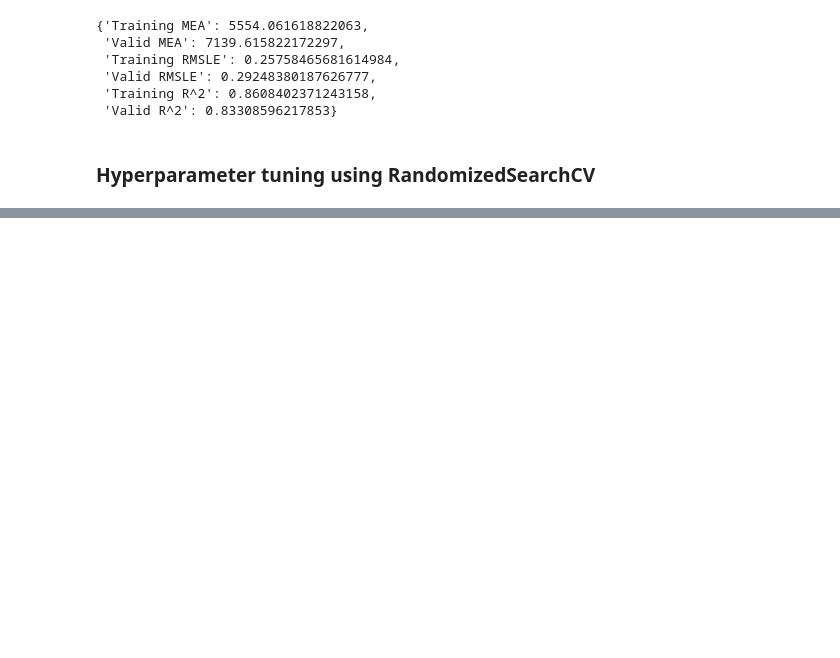
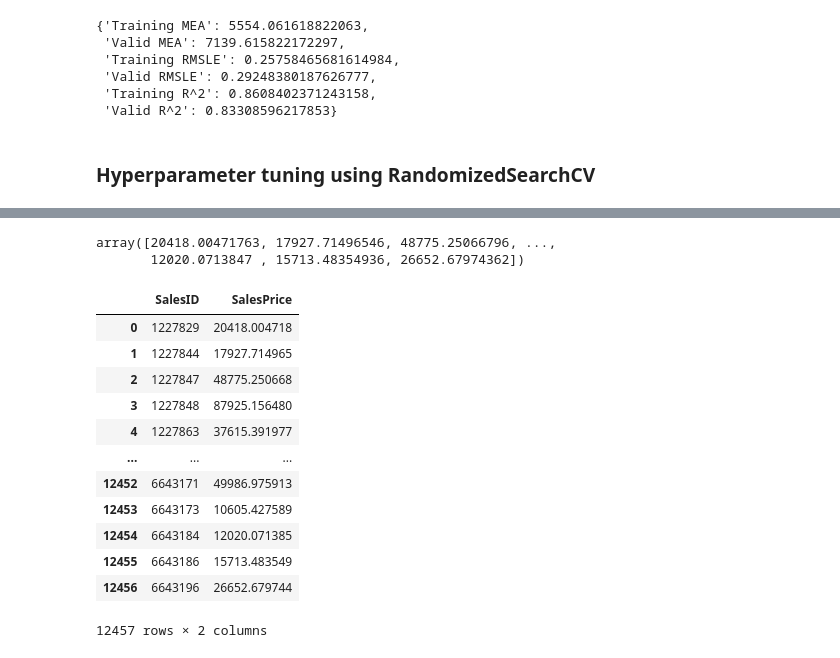
Before and after one commit to Tanishq-19/Bulldozer-price-predicting-model, a Jupyter notebook: Bulldozer-Price-Prediction-Using-Machine-Learning.ipynb, the cells around one changed output, grey strips where cells are left out. Drawn from its saved outputs; the diff is of its cells as text; code cells hidden in the pictures; blank space fills up the shorter version.

```diff
--- a/Bulldozer-Price-Prediction-Using-Machine-Learning.ipynb
+++ b/Bulldozer-Price-Prediction-Using-Machine-Learning.ipynb
@@ -446,0 +539,27 @@ show_scores(rs_model)
+# %%
+# Making predictions on the test data
+test_preds = rs_model.predict(df_test)
+test_preds
+# %% [output]
+array([20418.00471763, 17927.71496546, 48775.25066796, ...,
+       12020.0713847 , 15713.48354936, 26652.67974362])
+# %%
+# Formating predictions into the same format Kaggle is after
+df_preds = pd.DataFrame()
+df_preds["SalesID"] = df_test["SalesID"]
+df_preds["SalesPrice"] = test_preds
+df_preds
+# %% [output]
+|  | SalesID | SalesPrice |
+| 0 | 1227829 | 20418.004718 |
+| 1 | 1227844 | 17927.714965 |
+| 2 | 1227847 | 48775.250668 |
+| 3 | 1227848 | 87925.156480 |
+| 4 | 1227863 | 37615.391977 |
+| ... | ... | ... |
+| 12452 | 6643171 | 49986.975913 |
+| 12453 | 6643173 | 10605.427589 |
+| 12454 | 6643184 | 12020.071385 |
+| 12455 | 6643186 | 15713.483549 |
+| 12456 | 6643196 | 26652.679744 |
+12457 rows × 2 columns
```
Also changed, not shown: parts of 13 cells of this notebook.
